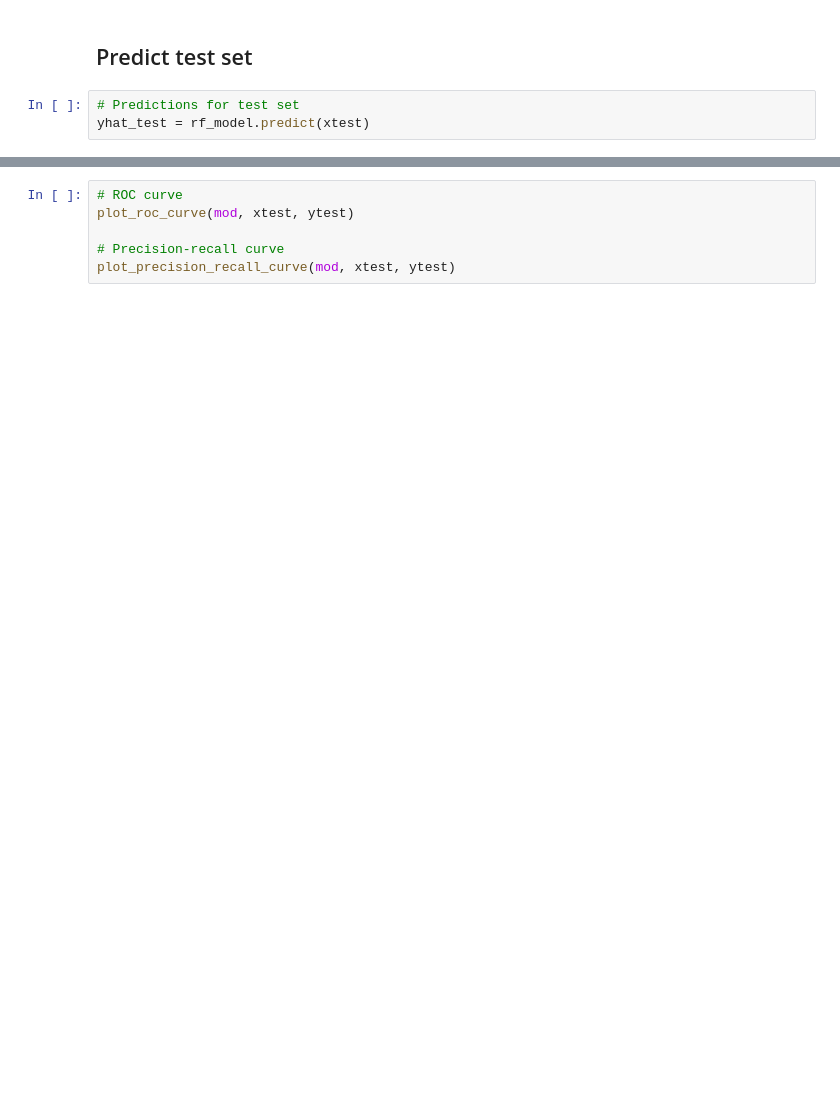
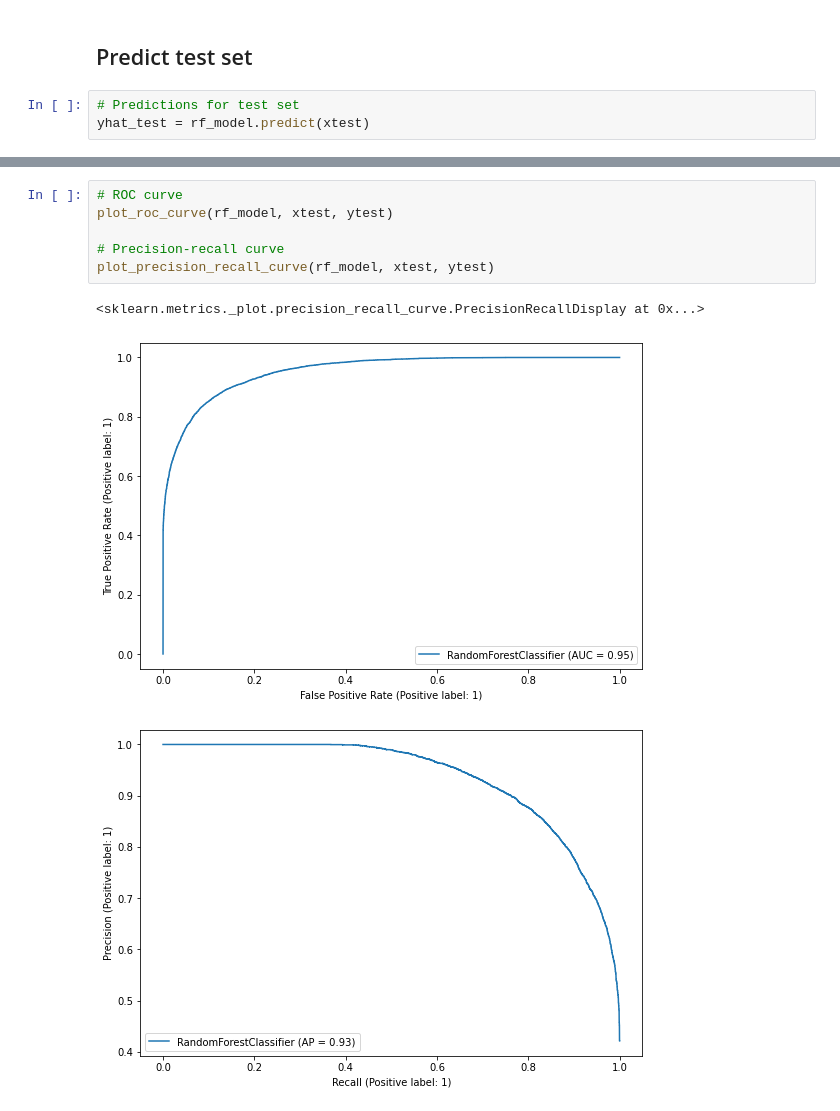
Before and after one commit to wenchengking/End-to-End-Hotel-Booking-Cancellation-Machine-Learning-Model, a Jupyter notebook: 05_Modeling/Random Forest.ipynb, the cells around one changed output, grey strips where cells are left out. Saved outputs shown, nothing was run; the diff lists cells and outputs as text; blank space fills up the shorter version.

Commit message:
Adding Random Forest Model

```diff
--- a/05_Modeling/Random Forest.ipynb
+++ b/05_Modeling/Random Forest.ipynb
@@ -175,6 +202,10 @@ print('F1 score = {:.5f}'.format(f1_score(ytest, yhat_test)))
 # %%
 # ROC curve
-plot_roc_curve(mod, xtest, ytest)
+plot_roc_curve(rf_model, xtest, ytest)
 
 # Precision-recall curve
-plot_precision_recall_curve(mod, xtest, ytest)
+plot_precision_recall_curve(rf_model, xtest, ytest)
+# %% [output]
+<sklearn.metrics._plot.precision_recall_curve.PrecisionRecallDisplay at 0x...>
+[figure, added]
+[figure, added]
```
Also changed, not shown: parts of 13 cells of this notebook.
